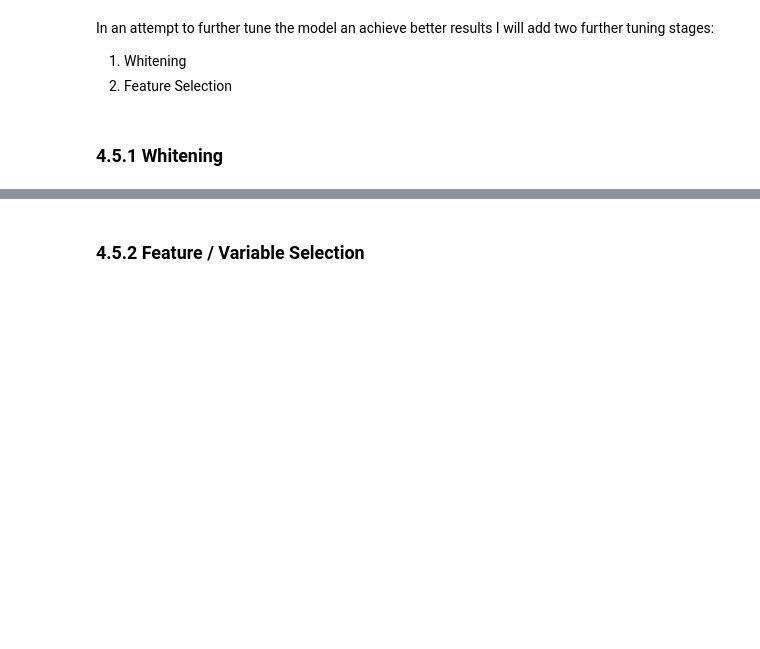
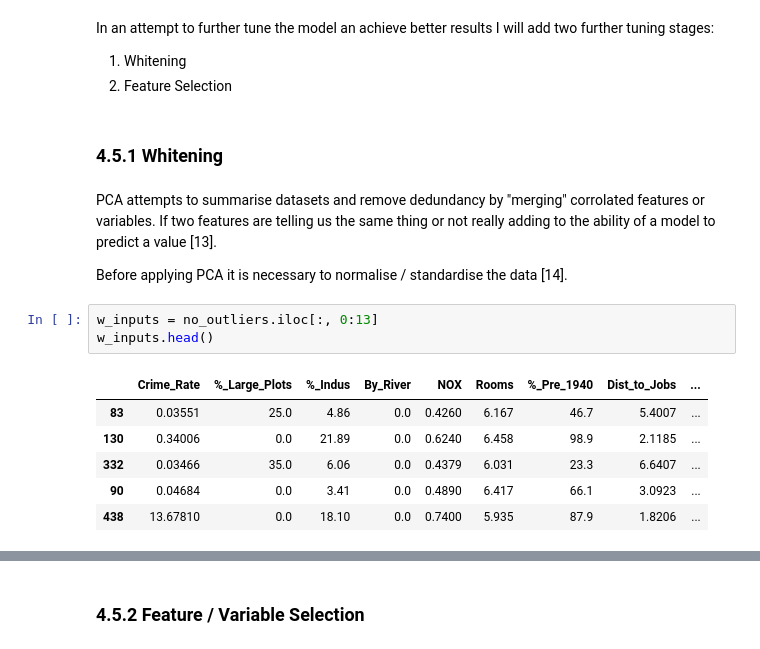
Before and after one commit to ConorHogan/MachineLearning-and-Statistics-Project, a Jupyter notebook: Machine-Learning-and-Statistics-Project-Notebook.ipynb, the cells around one changed output, grey strips where cells are left out. Saved outputs shown, nothing was run; the diff lists cells and outputs as text; blank space fills up the shorter version.

Commit message:
PCA on dataset and testing

```diff
--- a/Machine-Learning-and-Statistics-Project-Notebook.ipynb
+++ b/Machine-Learning-and-Statistics-Project-Notebook.ipynb
@@ -1554,3 +1527,17 @@ In an attempt to further tune the model an achieve better results I will add two
 2. Feature Selection
 # %% [markdown]
 ### 4.5.1 Whitening
+# %% [markdown]
+PCA attempts to summarise datasets and remove dedundancy by "merging" corrolated features or variables. If two features are telling us the same thing or not really adding to the ability of a model to predict a value [13].
+
+Before applying PCA it is necessary to normalise / standardise the data [14].
+# %%
+w_inputs = no_outliers.iloc[:, 0:13]
+w_inputs.head()
+# %% [output]
+|  | Crime_Rate | %_Large_Plots | %_Indus | By_River | NOX | Rooms | %_Pre_1940 | Dist_to_Jobs | ... |
+| 83 | 0.03551 | 25.0 | 4.86 | 0.0 | 0.4260 | 6.167 | 46.7 | 5.4007 | ... |
+| 130 | 0.34006 | 0.0 | 21.89 | 0.0 | 0.6240 | 6.458 | 98.9 | 2.1185 | ... |
+| 332 | 0.03466 | 35.0 | 6.06 | 0.0 | 0.4379 | 6.031 | 23.3 | 6.6407 | ... |
+| 90 | 0.04684 | 0.0 | 3.41 | 0.0 | 0.4890 | 6.417 | 66.1 | 3.0923 | ... |
+| 438 | 13.67810 | 0.0 | 18.10 | 0.0 | 0.7400 | 5.935 | 87.9 | 1.8206 | ... |
```
Also changed, not shown: parts of 45 cells of this notebook.
